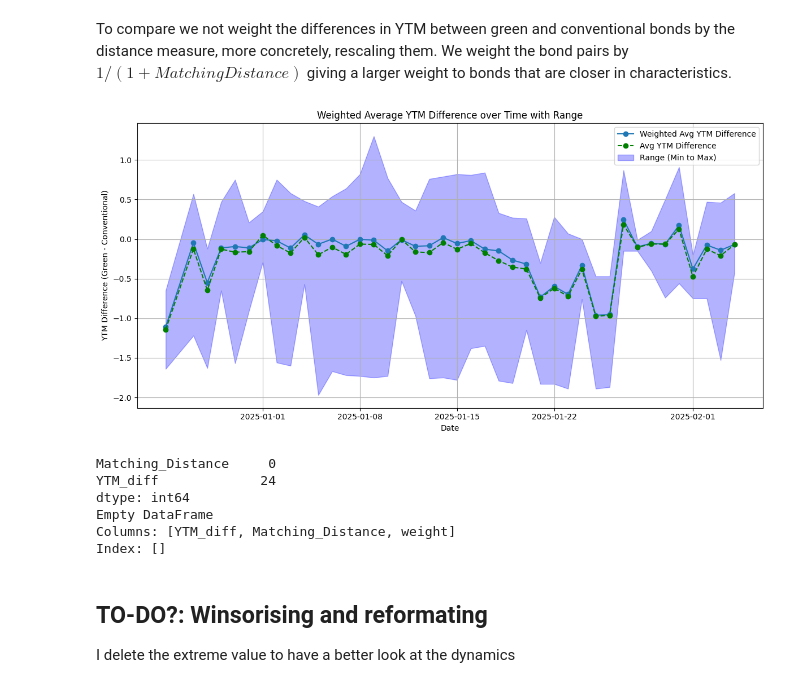
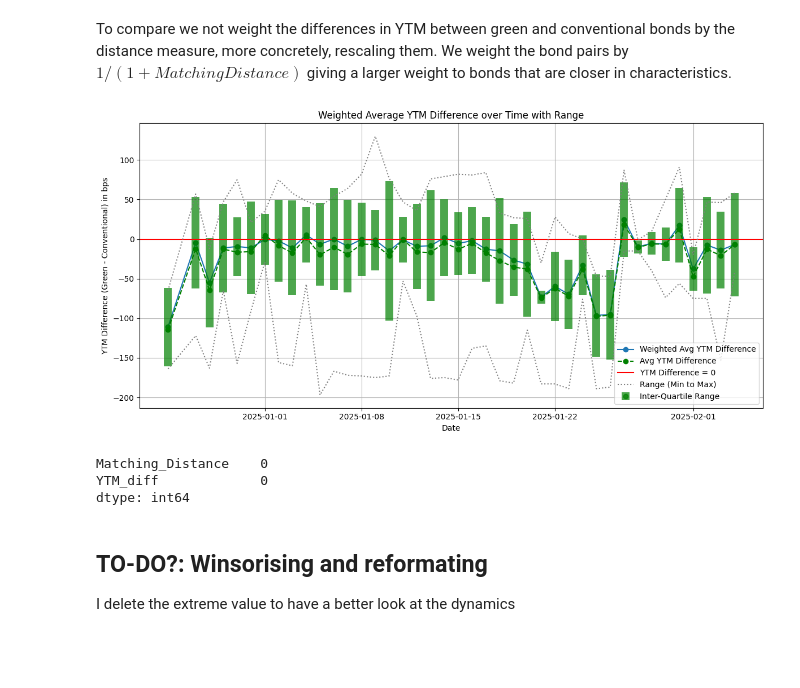
Before and after one commit to Fijiman001/EGR-Empirical-Project, a Jupyter notebook: Econometrics/code_matching_method.ipynb, the cells around one changed output. Drawn from its saved outputs; the diff is of its cells as text; code cells hidden in the pictures; blank space fills up the shorter version.

```diff
--- a/Econometrics/code_matching_method.ipynb
+++ b/Econometrics/code_matching_method.ipynb
@@ -590,83 +590,60 @@ daily_stats = (
     .reset_index()
 )
 
+quantiles = matched_df.groupby('pair_date').agg(
+    quant75=('YTM_diff', lambda x: x.quantile(0.75)),
+    quant25=('YTM_diff', lambda x: x.quantile(0.25))
+).reset_index()
+
+daily_stats = daily_stats.merge(quantiles, on='pair_date')
+iqr = daily_stats['quant75'] - daily_stats['quant25']
+
 # Convert pair_date back to datetime for plotting
 daily_stats['pair_date'] = pd.to_datetime(daily_stats['pair_date'])
 
 # ------------------------------------------------------------------------------
 # 3) Plot the weighted average line along with the min-max range
 # ------------------------------------------------------------------------------
 plt.figure(figsize=(12, 6))
 
 # Weighted average line
 plt.plot(
     daily_stats['pair_date'],
-    daily_stats['weighted_mean'],
+    daily_stats['weighted_mean'] * 100,
     marker='o', linestyle='-',
     label='Weighted Avg YTM Difference'
 )
 
 # Previous non-weighted average line
 plt.plot(
     daily_stats['pair_date'],
-    daily_stats['mean'],
+    daily_stats['mean'] * 100,
     marker='o', linestyle='--',
     label='Avg YTM Difference',
     color='green'
 )
 
-# Shaded area for min-max range
-plt.fill_between(
-    daily_stats['pair_date'],
-    daily_stats['min'],
-    daily_stats['max'],
-    alpha=0.3, color='blue',
-    label='Range (Min to Max)'
-)
-
-# # Plot the average line
-# plt.plot(daily_stats['pair_date'], daily_stats['mean'], marker='o', linestyle='-', label='Average YTM Difference')
-
-# # Plot the range as a boxplot line
-# plt.errorbar(daily_stats['pair_date'], daily_stats['min'], linestyle=':', color='grey', label='Range (Min to Max)', capsize=5)
-# plt.errorbar(daily_stats['pair_date'], daily_stats['max'], linestyle=':', color='grey')
-# # Add interquartile range (IQR) as a green box around the mean
-# plt.errorbar(daily_stats['pair_date'], daily_stats['mean'], yerr = iqr, color='green', label='Inter-Quartile Range', alpha = 0.7, fmt='o', elinewidth=10, capthick=10)
-
-# # Adding y = 0
-# plt.axhline(y=0, color='r', linestyle='-', label='YTM Difference = 0')
-# plt.xlabel('Date')
-# plt.ylabel('YTM Difference (Green - Conventional)')
-# plt.title('Average YTM Difference over Time with Range')
-# plt.grid(True)
-# plt.legend()
-# plt.tight_layout()
-# plt.show()
-
+# Plot the range as a boxplot line
+plt.errorbar(daily_stats['pair_date'], daily_stats['min'] * 100, linestyle=':', color='grey', label='Range (Min to Max)', capsize=5)
+plt.errorbar(daily_stats['pair_date'], daily_stats['max'] * 100, linestyle=':', color='grey')
+# Add interquartile range (IQR) as a green box around the mean
+plt.errorbar(daily_stats['pair_date'], daily_stats['weighted_mean'] * 100, yerr = iqr * 100, color='green', label='Inter-Quartile Range', alpha = 0.7, fmt='o', elinewidth=10, capthick=10)
+plt.axhline(y=0, color='r', linestyle='-', label='YTM Difference = 0')
 plt.xlabel('Date')
-plt.ylabel('YTM Difference (Green - Conventional)')
+plt.ylabel('YTM Difference (Green - Conventional) in bps')
 plt.title('Weighted Average YTM Difference over Time with Range')
 plt.grid(True)
 plt.legend()
 plt.tight_layout()
 plt.show()
 # %% [output]
-[figure, old version]
+[figure, new version]
-# %%
-print(matched_df[['Matching_Distance', 'YTM_diff']].isna().sum())
-# Find a specific date that shows NaN for the weighted_mean
-problematic_date = daily_stats.loc[daily_stats['weighted_mean'].isna(), 'pair_date'].iloc[0]
-
-# Look at the rows for that date
-group = matched_df[matched_df['pair_date'] == problematic_date]
-print(group[['YTM_diff', 'Matching_Distance', 'weight']])
-# %% [output]
-Matching_Distance     0
-YTM_diff             24
-dtype: int64
-Empty DataFrame
-Columns: [YTM_diff, Matching_Distance, weight]
-Index: []
+# %%
+print(matched_df[['Matching_Distance', 'YTM_diff']].isna().sum())
+# %% [output]
+Matching_Distance    0
+YTM_diff             0
+dtype: int64
 # %% [markdown]
 ## TO-DO?: Winsorising and reformating
 I delete the extreme value to have a better look at the dynamics
```
Also changed, not shown: parts of 4 cells of this notebook.
